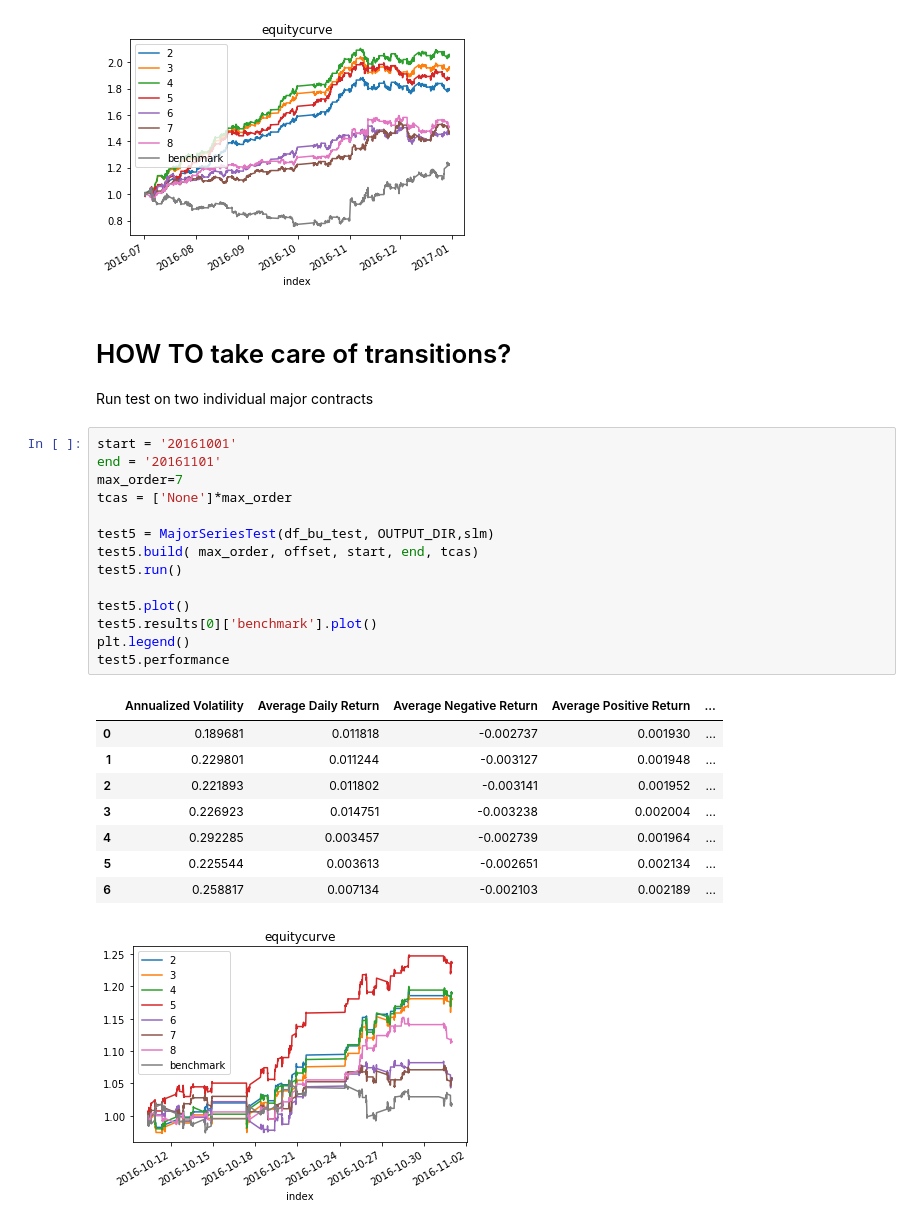
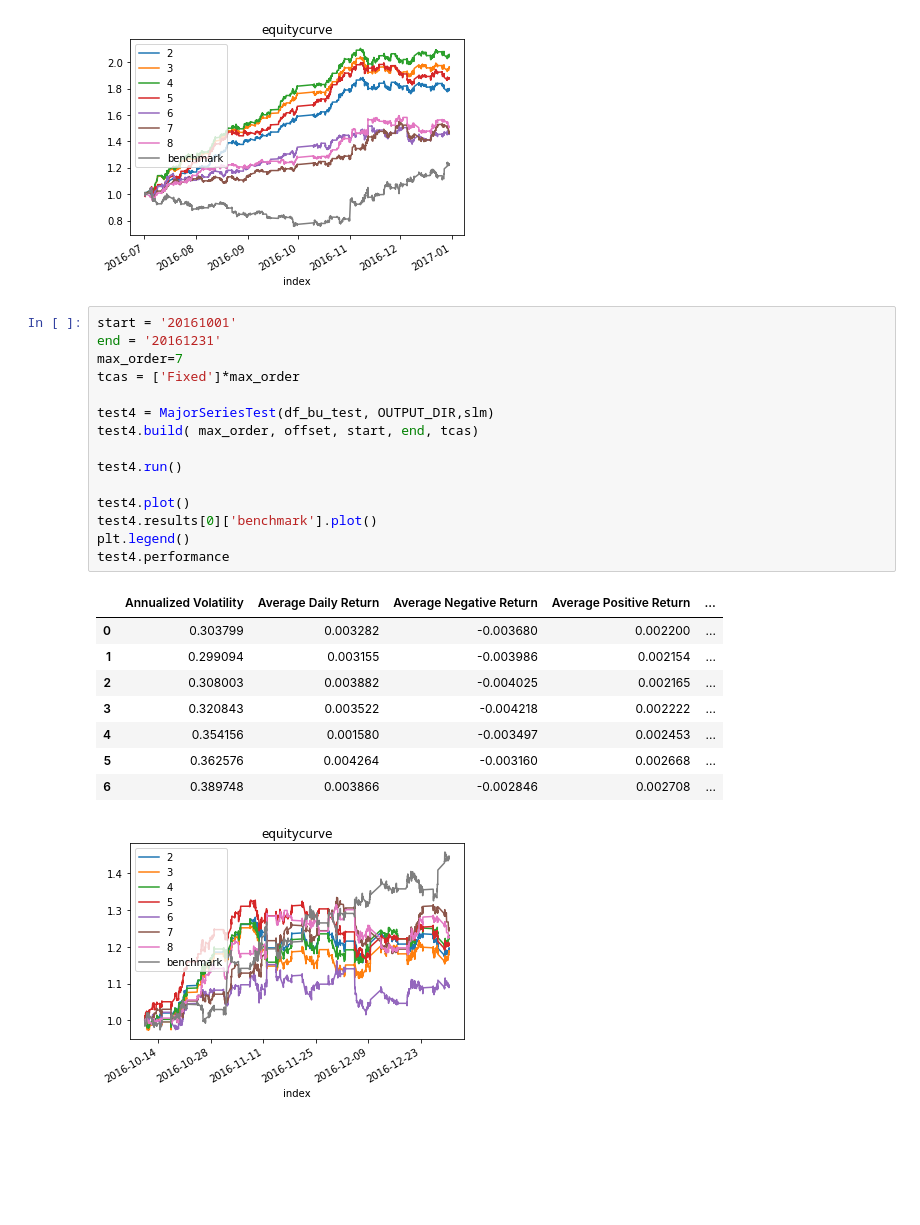
Before and after one commit to dechang227/QishiQR, a Jupyter notebook: Runmin/Bu_Major_Contract_Gang.ipynb, the cells around one changed output. Drawn from its saved outputs; the diff is of its cells as text; blank space fills up the shorter version.

Commit message:
Bu/Rb simple dynamic table

```diff
--- a/Runmin/Bu_Major_Contract_Gang.ipynb
+++ b/Runmin/Bu_Major_Contract_Gang.ipynb
@@ -182,30 +184,28 @@ test4.performance
 | 5 | 0.297372 | 0.003807 | -0.002773 | 0.002366 | ... |
 | 6 | 0.298681 | 0.004130 | -0.002556 | 0.002371 | ... |
 [figure]
-# %% [markdown]
-# HOW TO take care of transitions?
-Run test on two individual major contracts
 # %%
 start = '20161001'
-end = '20161101'
+end = '20161231'
 max_order=7
-tcas = ['None']*max_order
+tcas = ['Fixed']*max_order
 
-test5 = MajorSeriesTest(df_bu_test, OUTPUT_DIR,slm)
-test5.build( max_order, offset, start, end, tcas)
-test5.run()
+test4 = MajorSeriesTest(df_bu_test, OUTPUT_DIR,slm)
+test4.build( max_order, offset, start, end, tcas)
 
-test5.plot()
-test5.results[0]['benchmark'].plot()
+test4.run()
+
+test4.plot()
+test4.results[0]['benchmark'].plot()
 plt.legend()
-test5.performance
+test4.performance
 # %% [output]
 |  | Annualized Volatility | Average Daily Return | Average Negative Return | Average Positive Return | ... |
-| 0 | 0.189681 | 0.011818 | -0.002737 | 0.001930 | ... |
-| 1 | 0.229801 | 0.011244 | -0.003127 | 0.001948 | ... |
-| 2 | 0.221893 | 0.011802 | -0.003141 | 0.001952 | ... |
-| 3 | 0.226923 | 0.014751 | -0.003238 | 0.002004 | ... |
-| 4 | 0.292285 | 0.003457 | -0.002739 | 0.001964 | ... |
-| 5 | 0.225544 | 0.003613 | -0.002651 | 0.002134 | ... |
-| 6 | 0.258817 | 0.007134 | -0.002103 | 0.002189 | ... |
+| 0 | 0.303799 | 0.003282 | -0.003680 | 0.002200 | ... |
+| 1 | 0.299094 | 0.003155 | -0.003986 | 0.002154 | ... |
+| 2 | 0.308003 | 0.003882 | -0.004025 | 0.002165 | ... |
+| 3 | 0.320843 | 0.003522 | -0.004218 | 0.002222 | ... |
+| 4 | 0.354156 | 0.001580 | -0.003497 | 0.002453 | ... |
+| 5 | 0.362576 | 0.004264 | -0.003160 | 0.002668 | ... |
+| 6 | 0.389748 | 0.003866 | -0.002846 | 0.002708 | ... |
-[figure, old version]
+[figure, new version]
```
Also changed, not shown: parts of 4 cells of this notebook, 5 other files.
